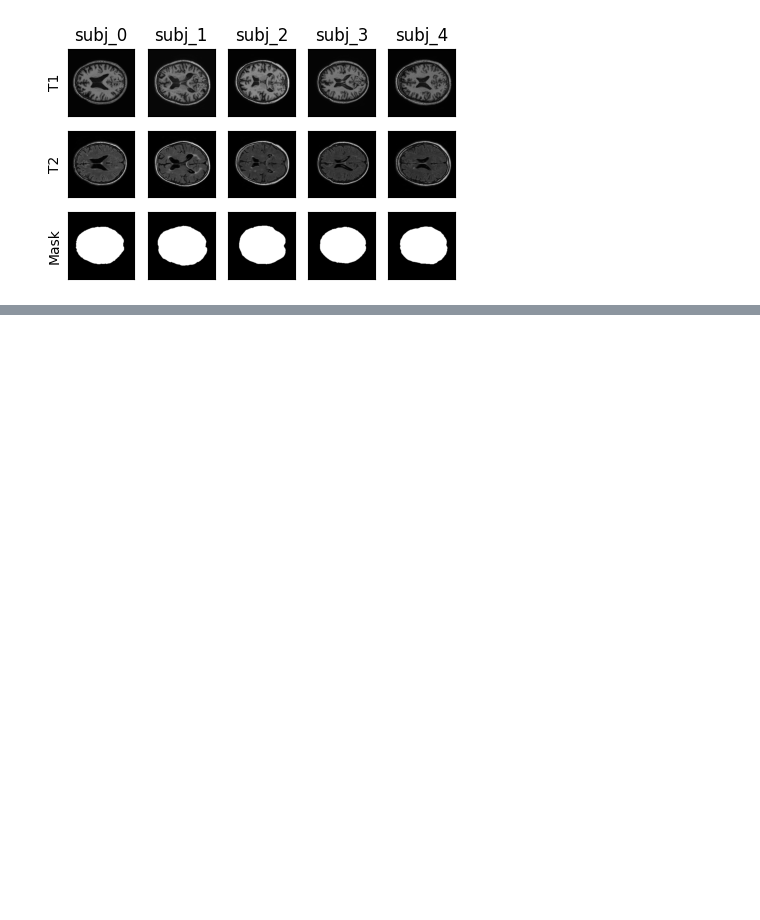
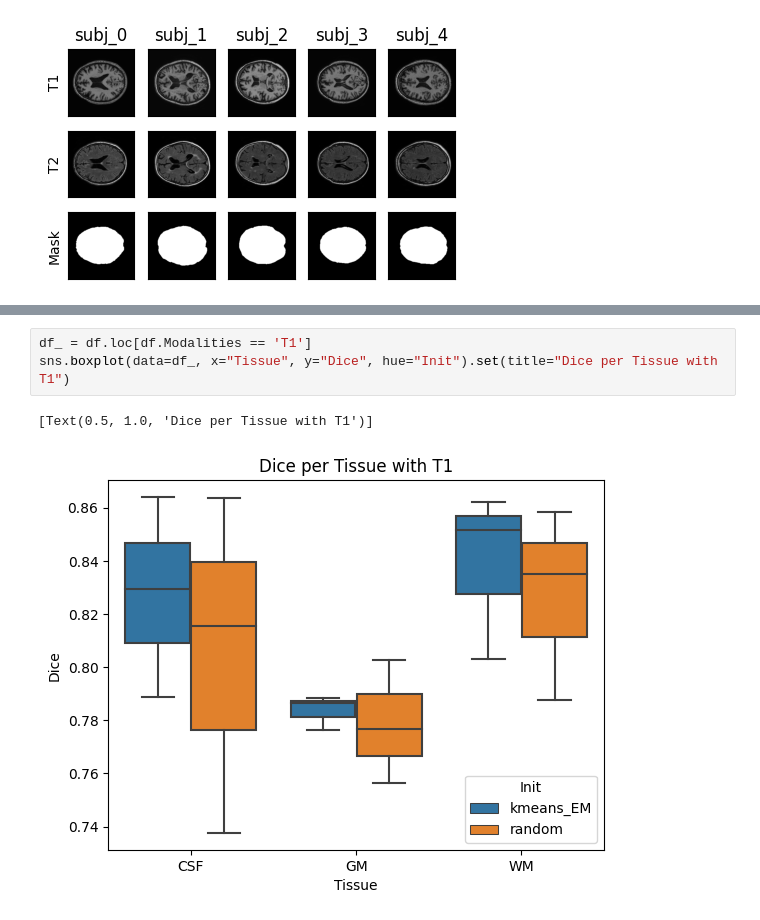
Before and after one commit to EdAlita/MISA_Labs, a Jupyter notebook: 2 LAB/lab2.ipynb, the cells around one changed output, grey strips where cells are left out. Cells and saved outputs as stored; diff of their text form; blank space fills up the shorter version.

```diff
--- a/2 LAB/lab2.ipynb
+++ b/2 LAB/lab2.ipynb
@@ -97,0 +157,6 @@ After matching areas
+# %%
+df_ = df.loc[df.Modalities == 'T1']
+sns.boxplot(data=df_, x="Tissue", y="Dice", hue="Init").set(title="Dice per Tissue with T1")
+# %% [output]
+[Text(0.5, 1.0, 'Dice per Tissue with T1')]
+[figure, added]
```
Also changed, not shown: parts of 7 cells of this notebook, 2 other files.
